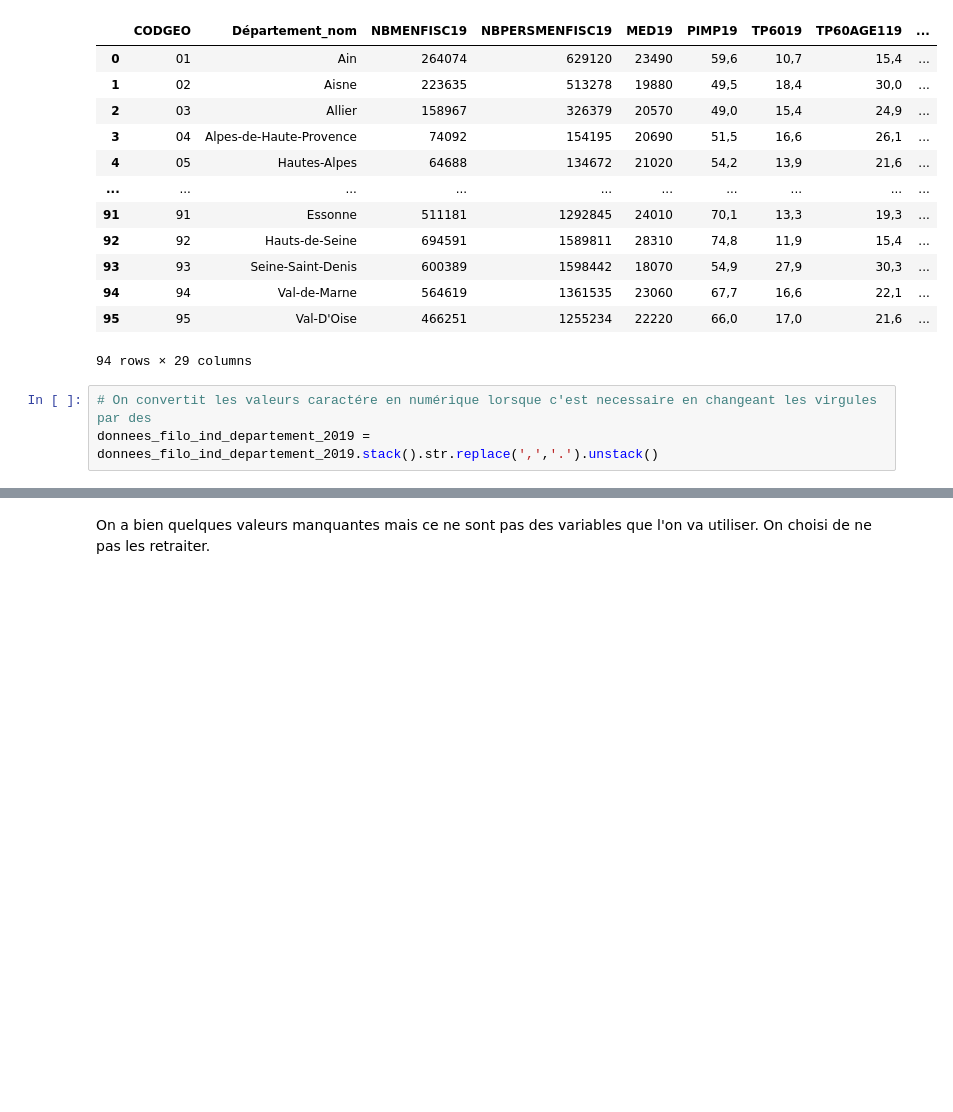
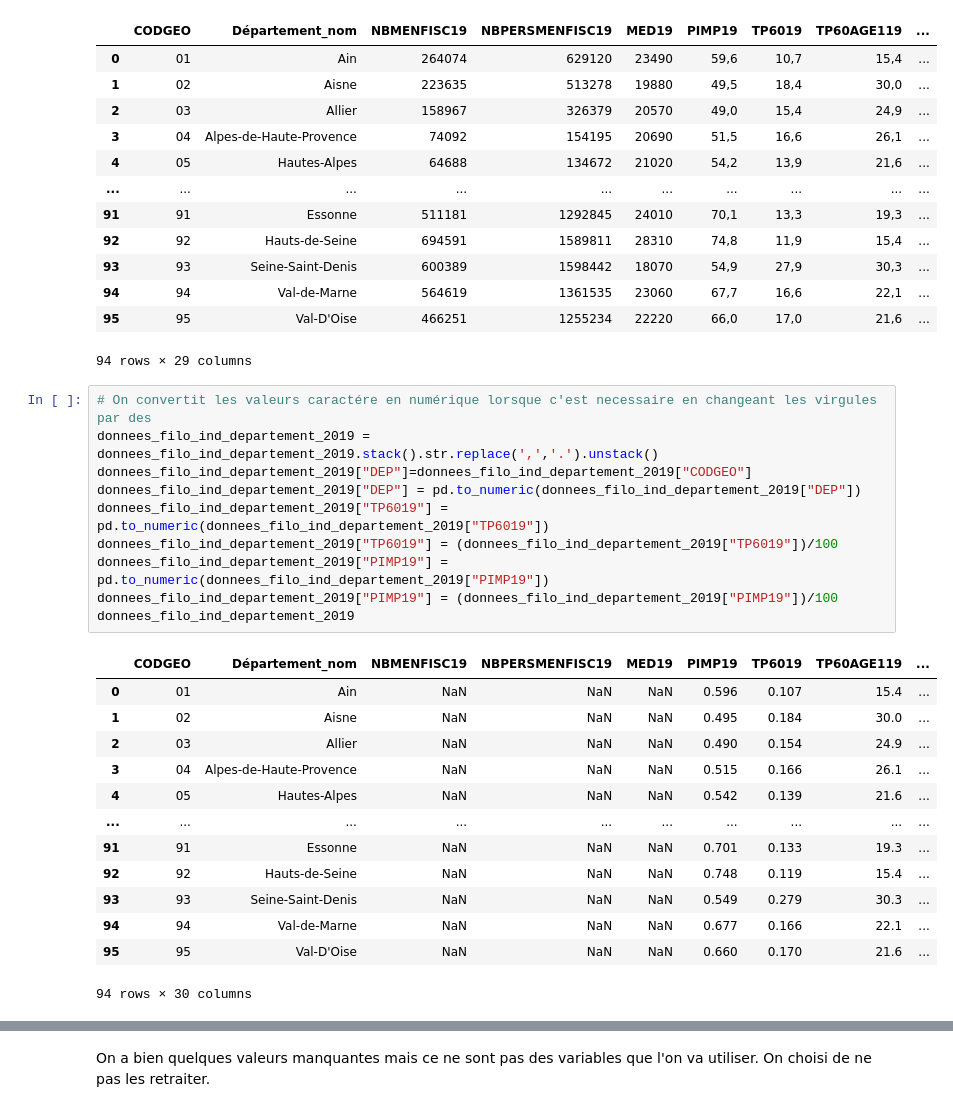
Before and after one commit to f-b-l/python2A, a Jupyter notebook: Master Notebook.ipynb, the cells around one changed output, grey strips where cells are left out. Saved outputs shown, nothing was run; the diff lists cells and outputs as text; blank space fills up the shorter version.

```diff
--- a/Master Notebook.ipynb
+++ b/Master Notebook.ipynb
@@ -1013,6 +1178,27 @@ donnees_filo_ind_departement_2019
 # %%
 # On convertit les valeurs caractére en numérique lorsque c'est necessaire en changeant les virgules par des
 donnees_filo_ind_departement_2019 = donnees_filo_ind_departement_2019.stack().str.replace(',','.').unstack()
+donnees_filo_ind_departement_2019["DEP"]=donnees_filo_ind_departement_2019["CODGEO"]
+donnees_filo_ind_departement_2019["DEP"] = pd.to_numeric(donnees_filo_ind_departement_2019["DEP"])
+donnees_filo_ind_departement_2019["TP6019"] = pd.to_numeric(donnees_filo_ind_departement_2019["TP6019"])
+donnees_filo_ind_departement_2019["TP6019"] = (donnees_filo_ind_departement_2019["TP6019"])/100
+donnees_filo_ind_departement_2019["PIMP19"] = pd.to_numeric(donnees_filo_ind_departement_2019["PIMP19"])
+donnees_filo_ind_departement_2019["PIMP19"] = (donnees_filo_ind_departement_2019["PIMP19"])/100
+donnees_filo_ind_departement_2019
+# %% [output]
+|  | CODGEO | Département_nom | NBMENFISC19 | NBPERSMENFISC19 | MED19 | PIMP19 | TP6019 | TP60AGE119 | ... |
+| 0 | 01 | Ain | NaN | NaN | NaN | 0.596 | 0.107 | 15.4 | ... |
+| 1 | 02 | Aisne | NaN | NaN | NaN | 0.495 | 0.184 | 30.0 | ... |
+| 2 | 03 | Allier | NaN | NaN | NaN | 0.490 | 0.154 | 24.9 | ... |
+| 3 | 04 | Alpes-de-Haute-Provence | NaN | NaN | NaN | 0.515 | 0.166 | 26.1 | ... |
+| 4 | 05 | Hautes-Alpes | NaN | NaN | NaN | 0.542 | 0.139 | 21.6 | ... |
+| ... | ... | ... | ... | ... | ... | ... | ... | ... | ... |
+| 91 | 91 | Essonne | NaN | NaN | NaN | 0.701 | 0.133 | 19.3 | ... |
+| 92 | 92 | Hauts-de-Seine | NaN | NaN | NaN | 0.748 | 0.119 | 15.4 | ... |
+| 93 | 93 | Seine-Saint-Denis | NaN | NaN | NaN | 0.549 | 0.279 | 30.3 | ... |
+| 94 | 94 | Val-de-Marne | NaN | NaN | NaN | 0.677 | 0.166 | 22.1 | ... |
+| 95 | 95 | Val-D'Oise | NaN | NaN | NaN | 0.660 | 0.170 | 21.6 | ... |
+94 rows × 30 columns
 # %%
 #on regarde si valeurs nulles
 print(donnees_filo_ind_departement_2019.isnull())
```
Also changed, not shown: parts of 35 cells of this notebook.
